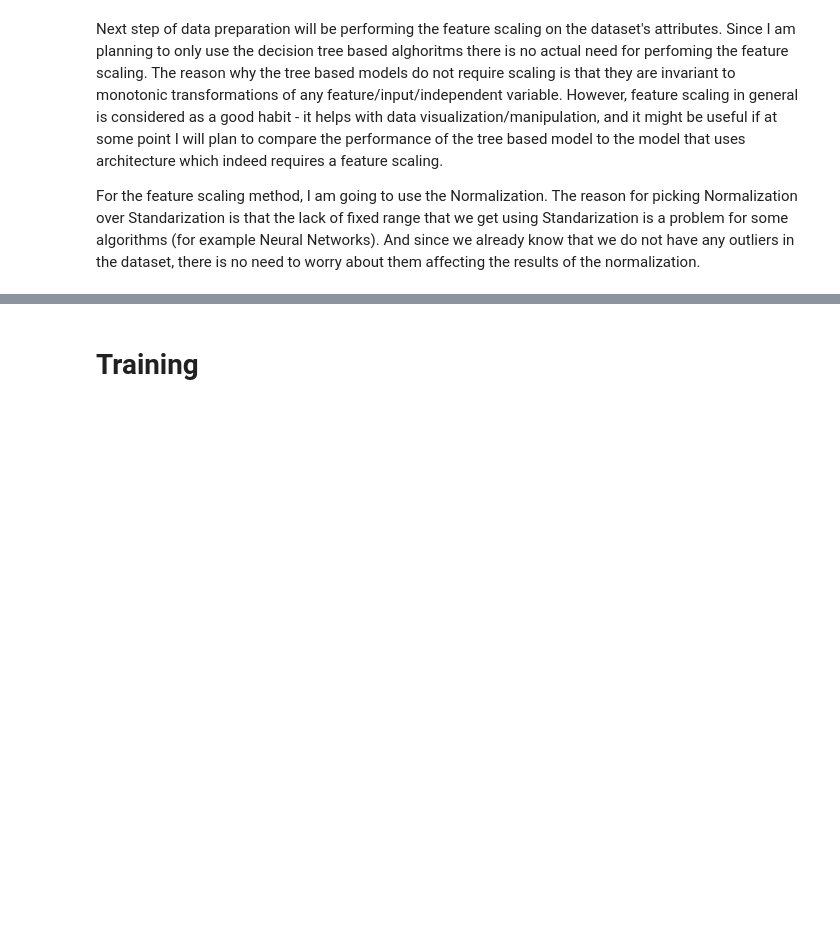
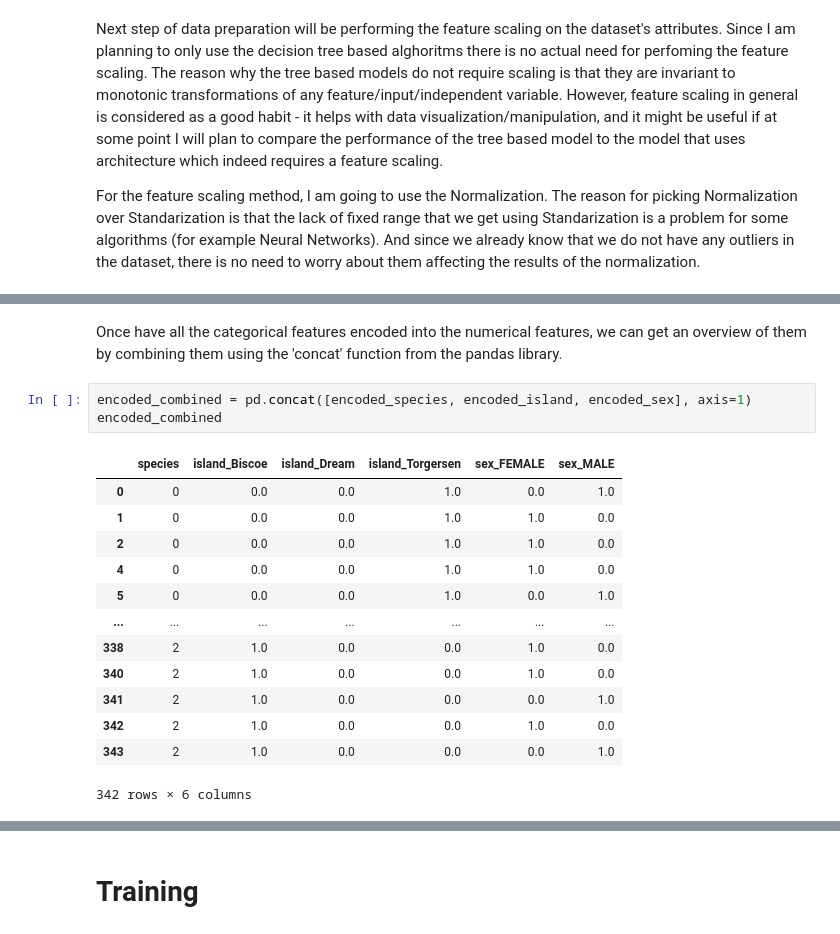
Before and after one commit to 6rishka/Palmer-Penguin, a Jupyter notebook: Palmer Penguin Classification.ipynb, the cells around one changed output, grey strips where cells are left out. Cells and saved outputs as stored; diff of their text form; blank space fills up the shorter version.

```diff
--- a/Palmer Penguin Classification.ipynb
+++ b/Palmer Penguin Classification.ipynb
@@ -306,0 +328,19 @@ We can see that all the numerical values lays between 0 and 1. Another thing tha
+# %% [markdown]
+Once have all the categorical features encoded into the numerical features, we can get an overview of them by combining them using the 'concat' function from the pandas library.
+# %%
+encoded_combined = pd.concat([encoded_species, encoded_island, encoded_sex], axis=1)
+encoded_combined
+# %% [output]
+|  | species | island_Biscoe | island_Dream | island_Torgersen | sex_FEMALE | sex_MALE |
+| 0 | 0 | 0.0 | 0.0 | 1.0 | 0.0 | 1.0 |
+| 1 | 0 | 0.0 | 0.0 | 1.0 | 1.0 | 0.0 |
+| 2 | 0 | 0.0 | 0.0 | 1.0 | 1.0 | 0.0 |
+| 4 | 0 | 0.0 | 0.0 | 1.0 | 1.0 | 0.0 |
+| 5 | 0 | 0.0 | 0.0 | 1.0 | 0.0 | 1.0 |
+| ... | ... | ... | ... | ... | ... | ... |
+| 338 | 2 | 1.0 | 0.0 | 0.0 | 1.0 | 0.0 |
+| 340 | 2 | 1.0 | 0.0 | 0.0 | 1.0 | 0.0 |
+| 341 | 2 | 1.0 | 0.0 | 0.0 | 0.0 | 1.0 |
+| 342 | 2 | 1.0 | 0.0 | 0.0 | 1.0 | 0.0 |
+| 343 | 2 | 1.0 | 0.0 | 0.0 | 0.0 | 1.0 |
+342 rows × 6 columns
```
Also changed, not shown: parts of 23 cells of this notebook.
